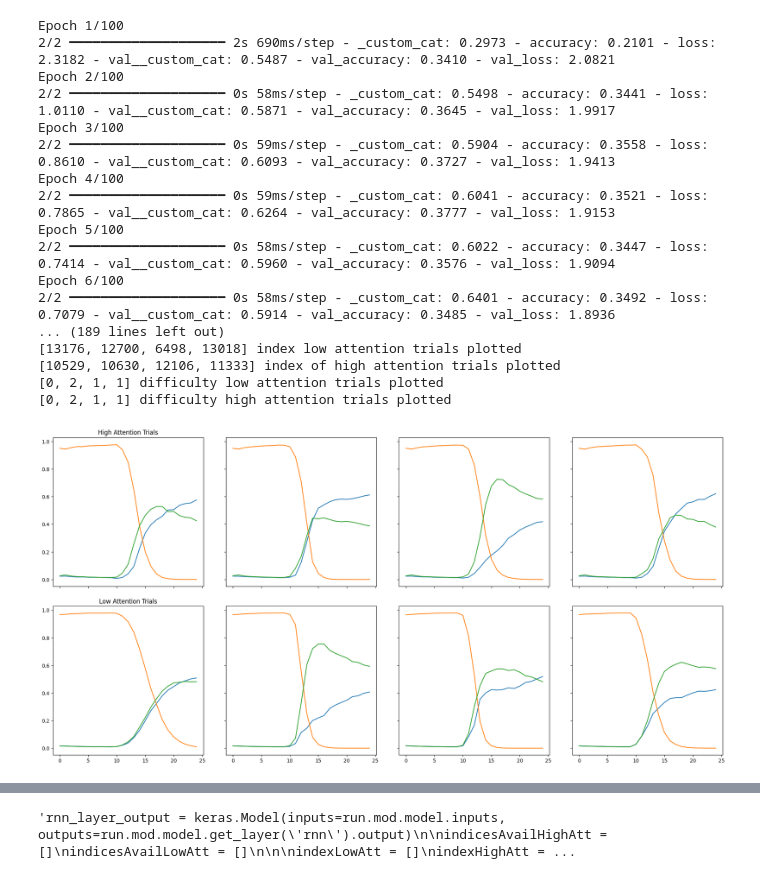
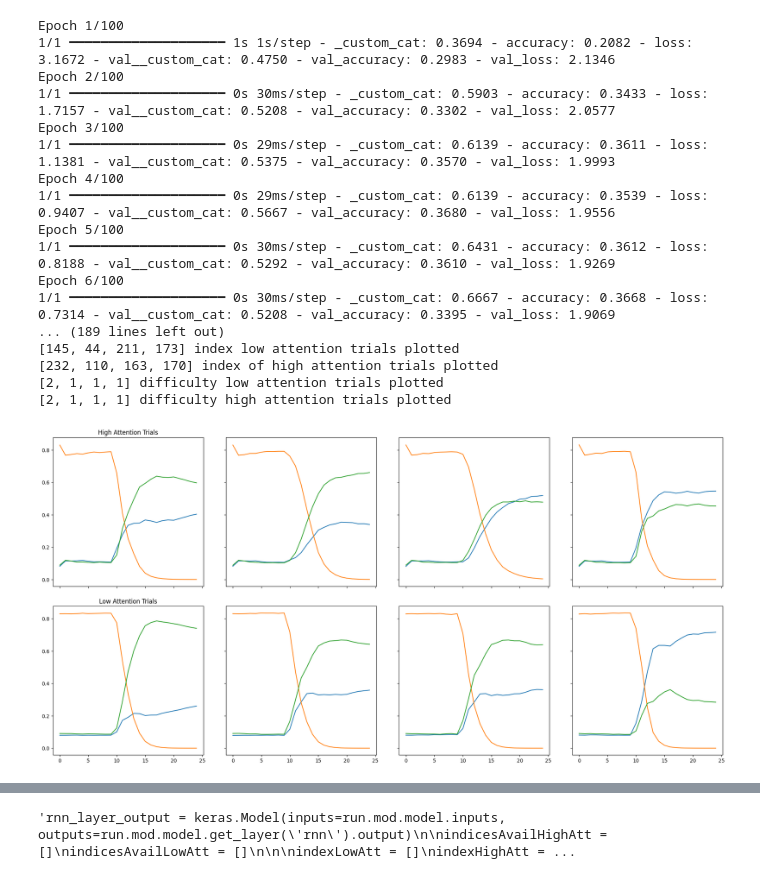
Before and after one commit to jshengen/OOPBinaryClassification, a Jupyter notebook: 3OutsObjectOriented.ipynb, the cells around one changed output, grey strips where cells are left out. Saved outputs shown, nothing was run; the diff lists cells and outputs as text; code cells hidden in the pictures.

```diff
--- a/3OutsObjectOriented.ipynb
+++ b/3OutsObjectOriented.ipynb
@@ -1113,22 +1118,49 @@ class main:
-# %%
-run = main()
-# %% [output]
-Epoch 1/100
-2/2 ━━━━━━━━━━━━━━━━━━━━ 2s 690ms/step - _custom_cat: 0.2973 - accuracy: 0.2101 - loss: 2.3182 - val__custom_cat: 0.5487 - val_accuracy: 0.3410 - val_loss: 2.0821
-Epoch 2/100
-2/2 ━━━━━━━━━━━━━━━━━━━━ 0s 58ms/step - _custom_cat: 0.5498 - accuracy: 0.3441 - loss: 1.0110 - val__custom_cat: 0.5871 - val_accuracy: 0.3645 - val_loss: 1.9917
-Epoch 3/100
-2/2 ━━━━━━━━━━━━━━━━━━━━ 0s 59ms/step - _custom_cat: 0.5904 - accuracy: 0.3558 - loss: 0.8610 - val__custom_cat: 0.6093 - val_accuracy: 0.3727 - val_loss: 1.9413
-Epoch 4/100
-2/2 ━━━━━━━━━━━━━━━━━━━━ 0s 59ms/step - _custom_cat: 0.6041 - accuracy: 0.3521 - loss: 0.7865 - val__custom_cat: 0.6264 - val_accuracy: 0.3777 - val_loss: 1.9153
-Epoch 5/100
-2/2 ━━━━━━━━━━━━━━━━━━━━ 0s 58ms/step - _custom_cat: 0.6022 - accuracy: 0.3447 - loss: 0.7414 - val__custom_cat: 0.5960 - val_accuracy: 0.3576 - val_loss: 1.9094
-Epoch 6/100
-2/2 ━━━━━━━━━━━━━━━━━━━━ 0s 58ms/step - _custom_cat: 0.6401 - accuracy: 0.3492 - loss: 0.7079 - val__custom_cat: 0.5914 - val_accuracy: 0.3485 - val_loss: 1.8936
-... (189 lines left out)
-[13176, 12700, 6498, 13018] index low attention trials plotted
-[10529, 10630, 12106, 11333] index of high attention trials plotted
-[0, 2, 1, 1] difficulty low attention trials plotted
-[0, 2, 1, 1] difficulty high attention trials plotted
-[figure, removed]
+# %%
+ATTENTION_LEVELS = [0,1]  # Binary attention, currently -> low (0) or high (1)
+TRIALSPERANGLE = 10
+ANGLEMAX = np.pi/2
+ANGLEMIN = -np.pi/2
+NUMANGLES = 8 #how many orientations each side can take
+INPUT_DIMENSION = 3 #dimension of input.
+UNITS = 256 # Number of neurons in the dense layer
+OUTPUT_SIZE = 3 # Number of output states
+MAX_EPOCHS = 100 # Total epochs
+BATCH_SIZE = 20000 # Trials per batch
+ONECHOICE = False #whether makes one choice and sticks or changes mind
+LOWATTVAL = 0
+HIGHATTVAL = 1
+FRAMERATE = 10 #(hz)
+STIMULUSDURATION = 1.5 #length of the stimulus (seconds)
+PRESTIMULUSDURATION = 1 #length of the pre stimulus (seconds)
+TOTALFRAMES = int(FRAMERATE*(STIMULUSDURATION + PRESTIMULUSDURATION)) #total number of frames
+LASTFRAME = TOTALFRAMES - 1 #Index of last frame
+NOCHOICEVAL = 1
+LEFTCHOICEVAL = 0  #Value output when choosing left bar
+RIGHTCHOICEVAL = 2 #Value output when choosing right bar
+PRESTIMULUSFRAME = int(PRESTIMULUSDURATION * FRAMERATE) - 1
+STIMULUS_FRAME = PRESTIMULUSFRAME + 1
+NUMDIFFBINS = 3 #should be about (numAngles-2)/2
+ANGLE_DIMENSION = 2
+MAXPROB = .95
+
+run = main(ATTENTION_LEVELS, TRIALSPERANGLE, ANGLEMIN, ANGLEMAX, NUMANGLES,ONECHOICE,LOWATTVAL, HIGHATTVAL,TOTALFRAMES, STIMULUSDURATION, FRAMERATE, PRESTIMULUSFRAME,NOCHOICEVAL,LEFTCHOICEVAL, RIGHTCHOICEVAL, MAXPROB, STIMULUS_FRAME, NUMDIFFBINS,ANGLE_DIMENSION,INPUT_DIMENSION, UNITS, OUTPUT_SIZE,LASTFRAME, MAX_EPOCHS, BATCH_SIZE)
+# %% [output]
+Epoch 1/100
+1/1 ━━━━━━━━━━━━━━━━━━━━ 1s 1s/step - _custom_cat: 0.3694 - accuracy: 0.2082 - loss: 3.1672 - val__custom_cat: 0.4750 - val_accuracy: 0.2983 - val_loss: 2.1346
+Epoch 2/100
+1/1 ━━━━━━━━━━━━━━━━━━━━ 0s 30ms/step - _custom_cat: 0.5903 - accuracy: 0.3433 - loss: 1.7157 - val__custom_cat: 0.5208 - val_accuracy: 0.3302 - val_loss: 2.0577
+Epoch 3/100
+1/1 ━━━━━━━━━━━━━━━━━━━━ 0s 29ms/step - _custom_cat: 0.6139 - accuracy: 0.3611 - loss: 1.1381 - val__custom_cat: 0.5375 - val_accuracy: 0.3570 - val_loss: 1.9993
+Epoch 4/100
+1/1 ━━━━━━━━━━━━━━━━━━━━ 0s 29ms/step - _custom_cat: 0.6139 - accuracy: 0.3539 - loss: 0.9407 - val__custom_cat: 0.5667 - val_accuracy: 0.3680 - val_loss: 1.9556
+Epoch 5/100
+1/1 ━━━━━━━━━━━━━━━━━━━━ 0s 30ms/step - _custom_cat: 0.6431 - accuracy: 0.3612 - loss: 0.8188 - val__custom_cat: 0.5292 - val_accuracy: 0.3610 - val_loss: 1.9269
+Epoch 6/100
+1/1 ━━━━━━━━━━━━━━━━━━━━ 0s 30ms/step - _custom_cat: 0.6667 - accuracy: 0.3668 - loss: 0.7314 - val__custom_cat: 0.5208 - val_accuracy: 0.3395 - val_loss: 1.9069
+... (189 lines left out)
+[145, 44, 211, 173] index low attention trials plotted
+[232, 110, 163, 170] index of high attention trials plotted
+[2, 1, 1, 1] difficulty low attention trials plotted
+[2, 1, 1, 1] difficulty high attention trials plotted
+[figure, added]
 # %%
```
Also changed, not shown: parts of 24 cells of this notebook.
